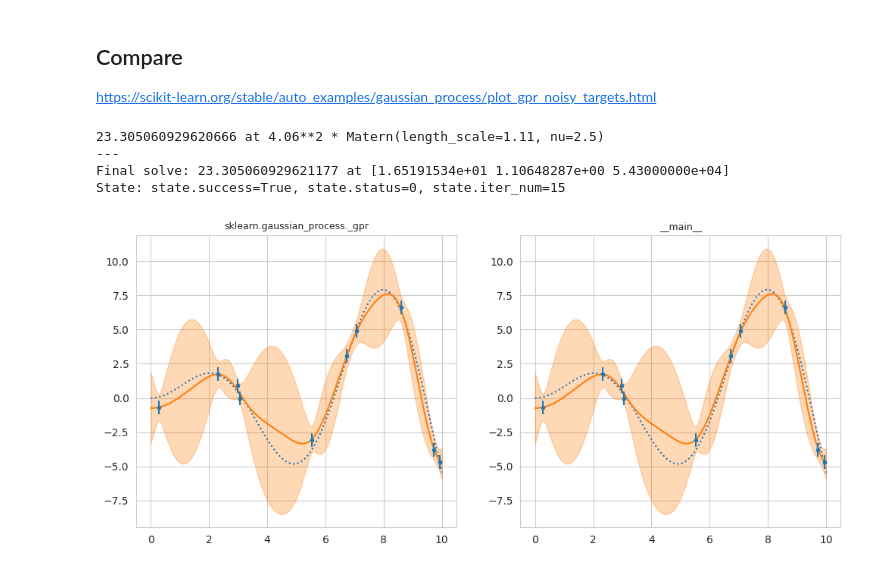
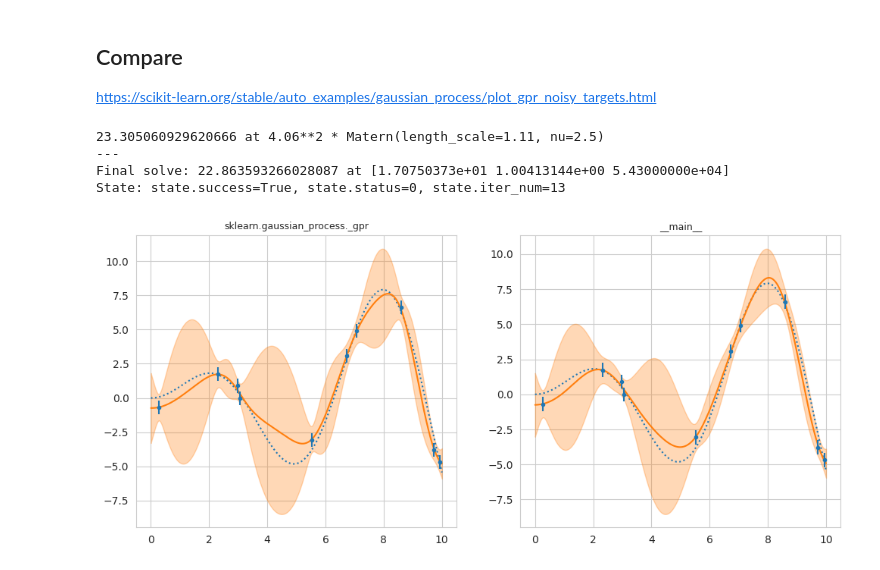
Before and after one commit to ItsNiklas/sparse-gaussian-processes, a Jupyter notebook: GP.ipynb, the cells around one changed output. Drawn from its saved outputs; the diff is of its cells as text; code cells hidden in the pictures.

```diff
--- a/GP.ipynb
+++ b/GP.ipynb
@@ -185,7 +189,7 @@ fig, axs = plt.subplots(1, 2, figsize=(12, 5))
 
 for i, ax in enumerate(axs.flatten()):
     if i == 0:
-        kernel = s * Matern(l, nu = 2.5)
+        kernel = s * Matern(l, nu=2.5)
         gaussian_process = GaussianProcessRegressor(
             kernel=kernel,
             alpha=noise_std ** 2,
@@ -196,36 +200,36 @@ for i, ax in enumerate(axs.flatten()):
     else:
 
         def kernel(s1, l1, p1, x, y):
-            return MaternKernel52(s1, l1, x, y)
+            return RBFKernel(s1, l1, x, y)
 
 
         gaussian_process = GPR(X_train, y_train, kernel, theta_init, eps=noise_std ** 2)
         gaussian_process.fit()
 
     mean_prediction, std_prediction = gaussian_process.predict(X, return_std=True)
     ax.plot(X, y, linestyle="dotted")
     ax.plot(X, mean_prediction, label="Mean prediction")
     ax.errorbar(
         X_train,
         y_train,
         noise_std,
         linestyle="None",
         color="tab:blue",
         marker=".",
         label="Observations",
     )
     ax.fill_between(
         X.ravel(),
         mean_prediction - 1.96 * std_prediction,
         mean_prediction + 1.96 * std_prediction,
         alpha=0.3,
         color="tab:orange",
     )
     ax.set_title(gaussian_process.__module__, fontsize=9)
 plt.show()
 # %% [output]
 23.305060929620666 at 4.06**2 * Matern(length_scale=1.11, nu=2.5)
 ---
-Final solve: 23.305060929621177 at [1.65191534e+01 1.10648287e+00 5.43000000e+04]
-State: state.success=True, state.status=0, state.iter_num=15
+Final solve: 22.863593266028087 at [1.70750373e+01 1.00413144e+00 5.43000000e+04]
+State: state.success=True, state.status=0, state.iter_num=13
-[figure, old version]
+[figure, new version]
```
Also changed, not shown: parts of 1 cell of this notebook, 1 other file.
